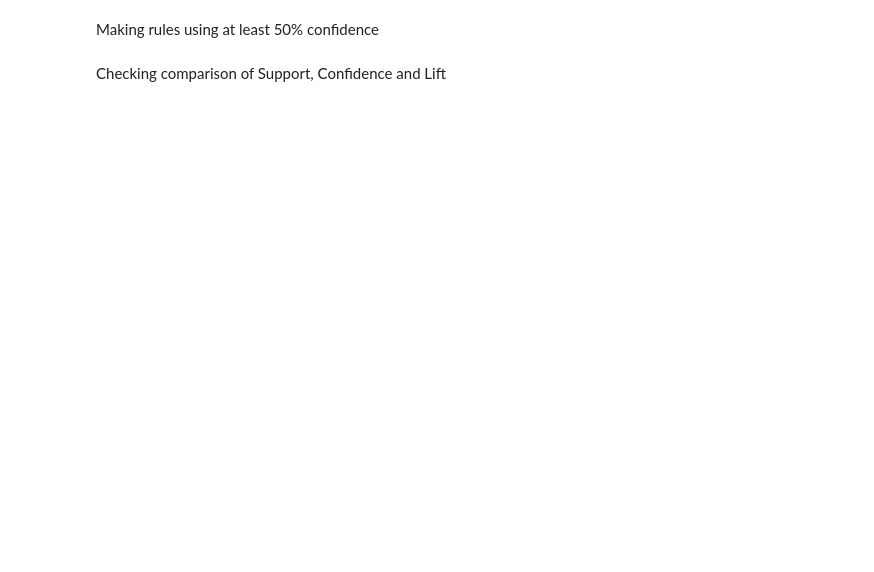
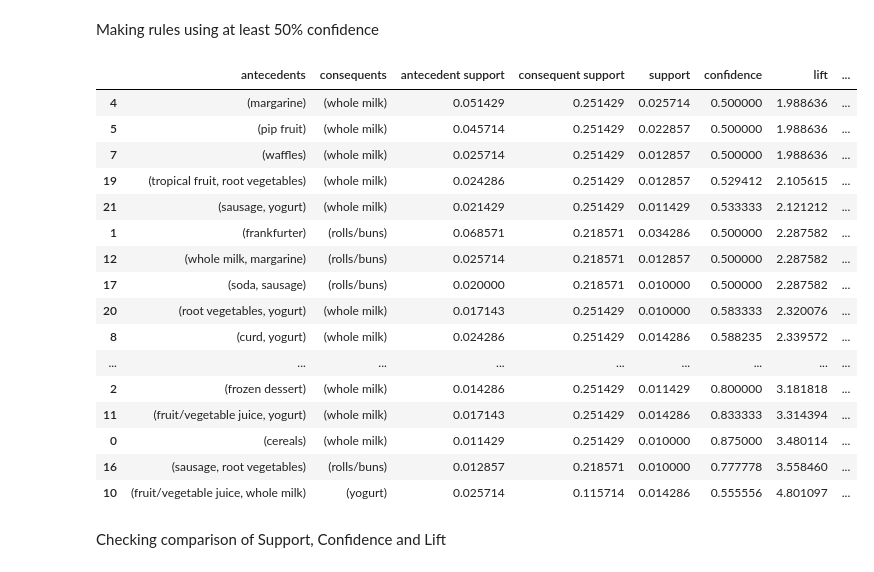
Before and after one commit to wajeehuddin/AI-ML-Projects, a Jupyter notebook: Association_Rule_Mining-NB.ipynb, the cells around one changed output. Saved outputs shown, nothing was run; the diff lists cells and outputs as text; code cells hidden in the pictures; blank space fills up the shorter version.

```diff
--- a/Association_Rule_Mining-NB.ipynb
+++ b/Association_Rule_Mining-NB.ipynb
@@ -107,8 +238,27 @@ Making rules using at least 50% confidence
 # %%
 # For Association Rules
 from mlxtend.frequent_patterns import association_rules
 rules = association_rules(frequent_itemsets, metric="confidence", min_threshold=0.5)
 rules.head(50)
+rules.sort_values('lift')
+# %% [output]
+|  | antecedents | consequents | antecedent support | consequent support | support | confidence | lift | ... |
+| 4 | (margarine) | (whole milk) | 0.051429 | 0.251429 | 0.025714 | 0.500000 | 1.988636 | ... |
+| 5 | (pip fruit) | (whole milk) | 0.045714 | 0.251429 | 0.022857 | 0.500000 | 1.988636 | ... |
+| 7 | (waffles) | (whole milk) | 0.025714 | 0.251429 | 0.012857 | 0.500000 | 1.988636 | ... |
+| 19 | (tropical fruit, root vegetables) | (whole milk) | 0.024286 | 0.251429 | 0.012857 | 0.529412 | 2.105615 | ... |
+| 21 | (sausage, yogurt) | (whole milk) | 0.021429 | 0.251429 | 0.011429 | 0.533333 | 2.121212 | ... |
+| 1 | (frankfurter) | (rolls/buns) | 0.068571 | 0.218571 | 0.034286 | 0.500000 | 2.287582 | ... |
+| 12 | (whole milk, margarine) | (rolls/buns) | 0.025714 | 0.218571 | 0.012857 | 0.500000 | 2.287582 | ... |
+| 17 | (soda, sausage) | (rolls/buns) | 0.020000 | 0.218571 | 0.010000 | 0.500000 | 2.287582 | ... |
+| 20 | (root vegetables, yogurt) | (whole milk) | 0.017143 | 0.251429 | 0.010000 | 0.583333 | 2.320076 | ... |
+| 8 | (curd, yogurt) | (whole milk) | 0.024286 | 0.251429 | 0.014286 | 0.588235 | 2.339572 | ... |
+| ... | ... | ... | ... | ... | ... | ... | ... | ... |
+| 2 | (frozen dessert) | (whole milk) | 0.014286 | 0.251429 | 0.011429 | 0.800000 | 3.181818 | ... |
+| 11 | (fruit/vegetable juice, yogurt) | (whole milk) | 0.017143 | 0.251429 | 0.014286 | 0.833333 | 3.314394 | ... |
+| 0 | (cereals) | (whole milk) | 0.011429 | 0.251429 | 0.010000 | 0.875000 | 3.480114 | ... |
+| 16 | (sausage, root vegetables) | (rolls/buns) | 0.012857 | 0.218571 | 0.010000 | 0.777778 | 3.558460 | ... |
+| 10 | (fruit/vegetable juice, whole milk) | (yogurt) | 0.025714 | 0.115714 | 0.014286 | 0.555556 | 4.801097 | ... |
 # %% [markdown]
 Checking comparison of Support, Confidence and Lift
 # %%
```
Also changed, not shown: parts of 19 cells of this notebook.
